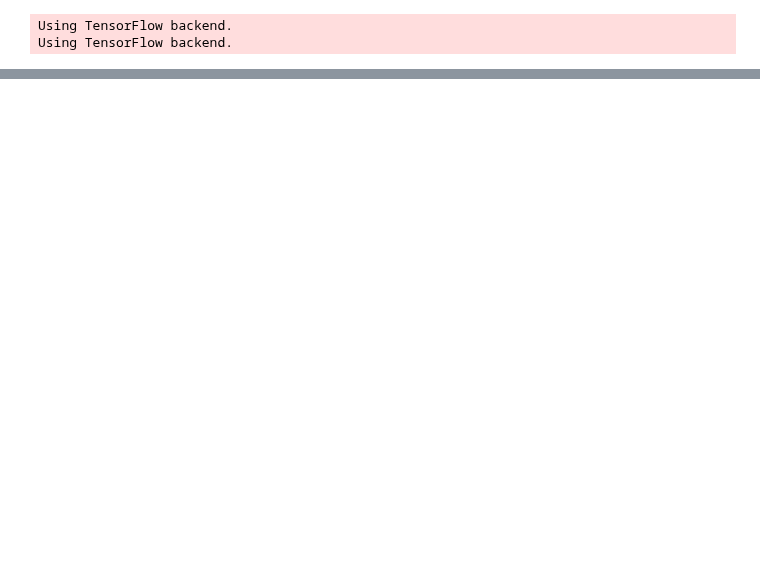
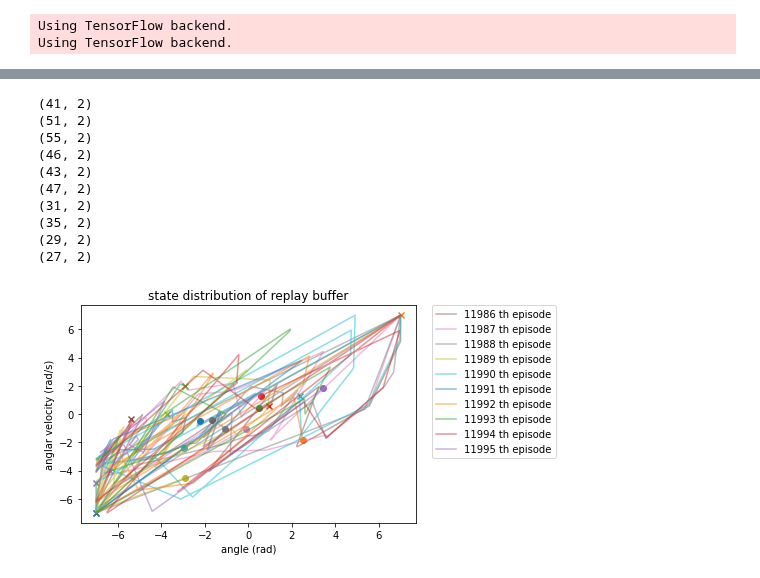
Before and after one commit to ibuki1024/eventDDPG, a Jupyter notebook: notebook/self_trigger/exploration_exam/large_noise.ipynb, the cells around one changed output, grey strips where cells are left out. Saved outputs shown, nothing was run; the diff lists cells and outputs as text; code cells hidden in the pictures; blank space fills up the shorter version.

```diff
--- a/notebook/self_trigger/exploration_exam/large_noise.ipynb
+++ b/notebook/self_trigger/exploration_exam/large_noise.ipynb
@@ -61,8 +61,8 @@ def agent2(a_shape, s_shape):
         critic_action_input,
         memory,
         mb_noise=False,
-        coef_u = 2.,
-        coef_tau = .5,
+        coef_u = 3.,
+        coef_tau = .3,
         action_clipper=[-10., 10.],
         tau_clipper=[0.001, 1.],
         params_logging=False,
@@ -114,0 +103,27 @@ Interval 20 (190000 steps performed)
+# %%
+cycle = plt.rcParams['axes.prop_cycle'].by_key()['color']
+for i, em in enumerate(a.state_memory):
+    if i<len(a.state_memory)-10:
+        continue
+    print(em.shape)
+    plt.scatter(em[0,0], em[0,1], marker='o', color=cycle[i % 10])
+    plt.scatter(em[-1,0], em[-1,1], marker='x', color=cycle[i % 10])
+    plt.plot(em[:,0], em[:,1], color=cycle[i % 10], label=f'{i+1} th episode', alpha=0.5)
+plt.xlabel('angle (rad)')
+plt.ylabel('anglar velocity (rad/s)')
+plt.title('state distribution of replay buffer')
+plt.legend(bbox_to_anchor=(1.05, 1), loc='upper left', borderaxespad=0)
+#plt.xlim(-10, 10)
+plt.show()
+# %% [output]
+(41, 2)
+(51, 2)
+(55, 2)
+(46, 2)
+(43, 2)
+(47, 2)
+(31, 2)
+(35, 2)
+(29, 2)
+(27, 2)
+[figure, added]
```
Also changed, not shown: parts of 5 cells of this notebook, 10 other files.
